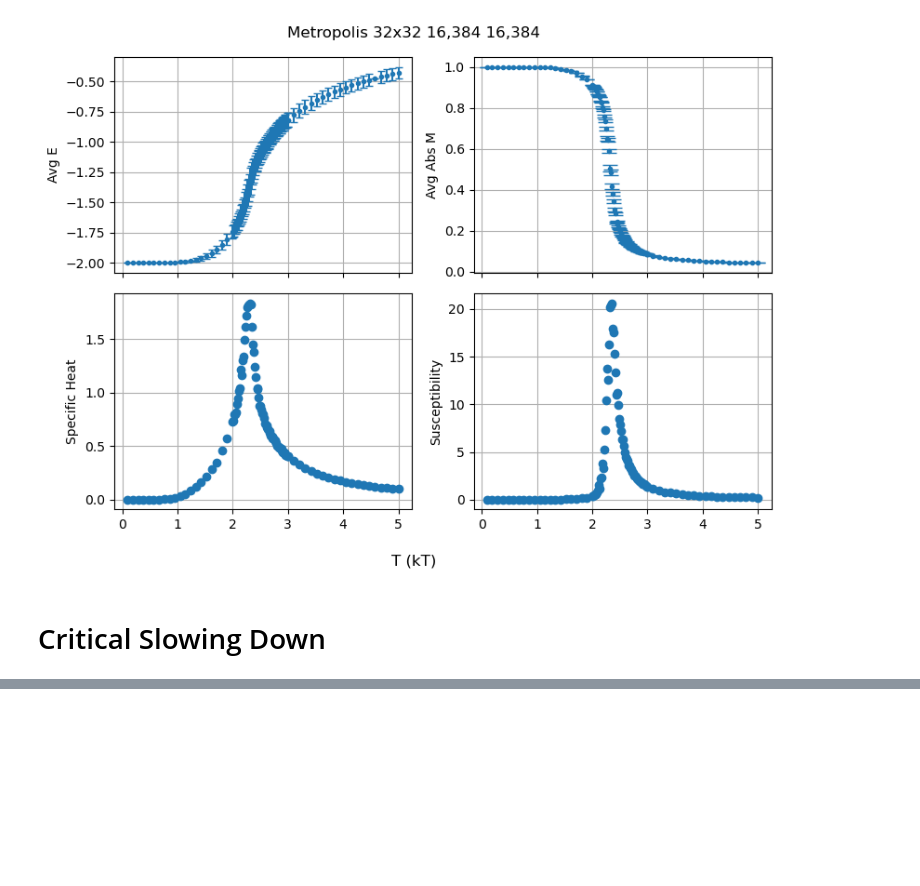
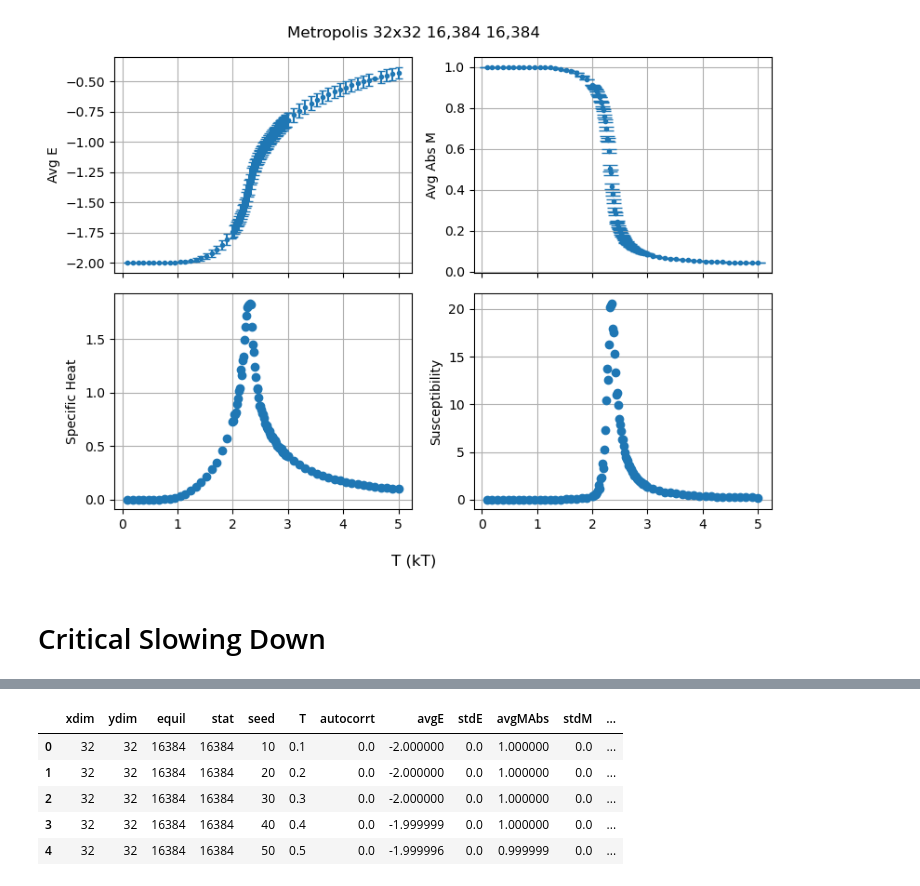
Before and after one commit to seafoodfry/numerical-analysis, a Jupyter notebook: qft/ising/Ising-model.ipynb, the cells around one changed output, grey strips where cells are left out. Cells and saved outputs as stored; diff of their text form; code cells hidden in the pictures; blank space fills up the shorter version.

```diff
--- a/qft/ising/Ising-model.ipynb
+++ b/qft/ising/Ising-model.ipynb
@@ -1002,0 +1040,10 @@ plt.show()
+# %%
+df_t = pd.read_csv('./data/slowing/measurements.csv')
+df_t.head()
+# %% [output]
+|  | xdim | ydim | equil | stat | seed | T | autocorrt | avgE | stdE | avgMAbs | stdM | ... |
+| 0 | 32 | 32 | 16384 | 16384 | 10 | 0.1 | 0.0 | -2.000000 | 0.0 | 1.000000 | 0.0 | ... |
+| 1 | 32 | 32 | 16384 | 16384 | 20 | 0.2 | 0.0 | -2.000000 | 0.0 | 1.000000 | 0.0 | ... |
+| 2 | 32 | 32 | 16384 | 16384 | 30 | 0.3 | 0.0 | -2.000000 | 0.0 | 1.000000 | 0.0 | ... |
+| 3 | 32 | 32 | 16384 | 16384 | 40 | 0.4 | 0.0 | -1.999999 | 0.0 | 1.000000 | 0.0 | ... |
+| 4 | 32 | 32 | 16384 | 16384 | 50 | 0.5 | 0.0 | -1.999996 | 0.0 | 0.999999 | 0.0 | ... |
```
Also changed, not shown: parts of 7 cells of this notebook.
